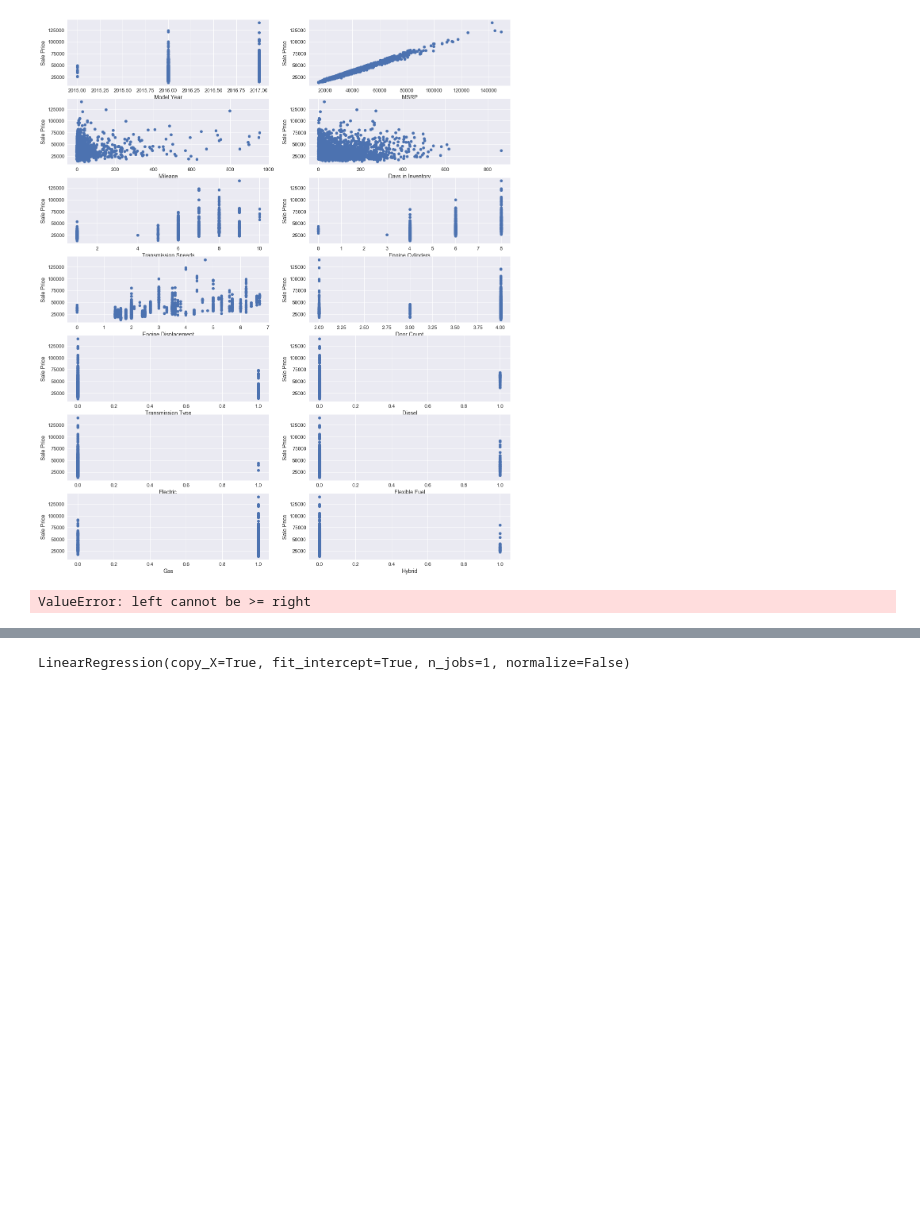
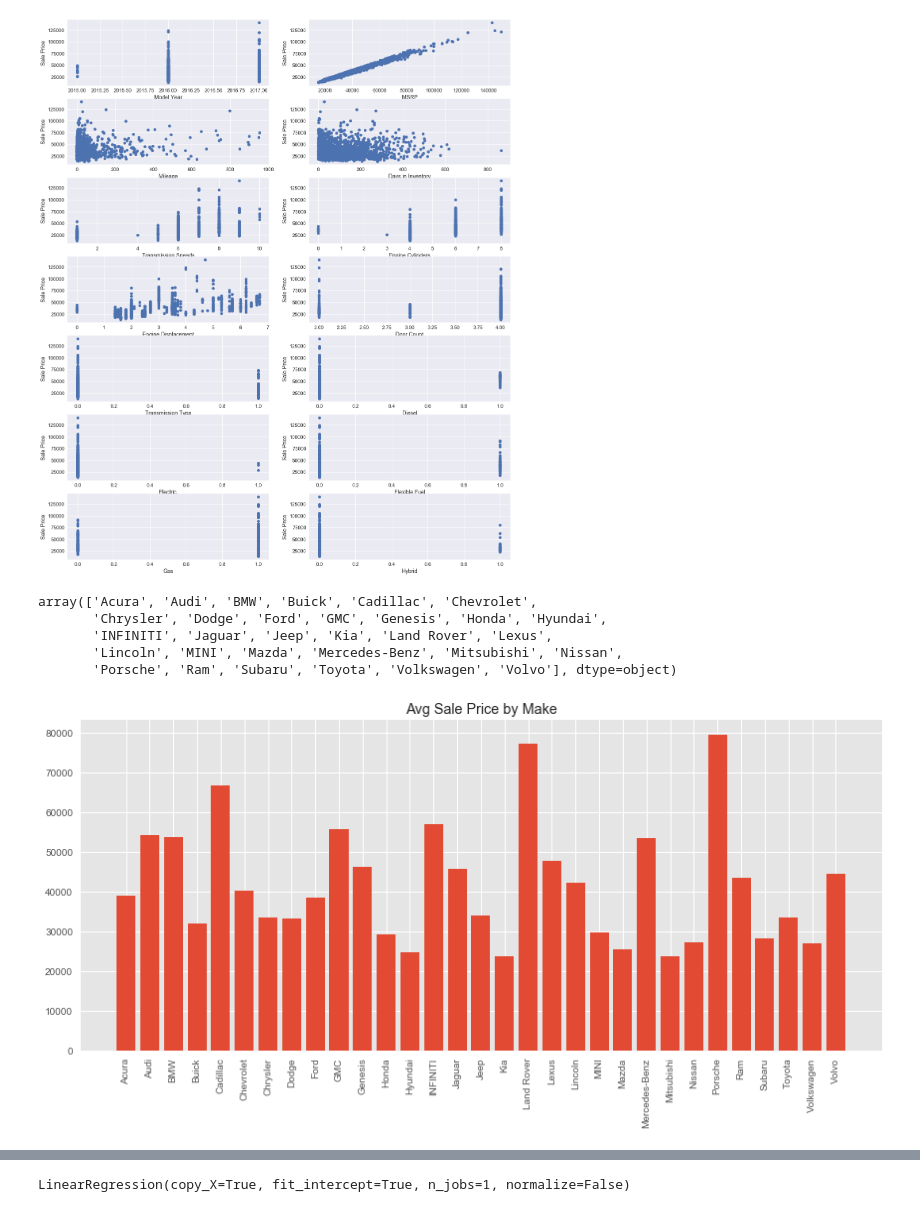
Before and after one commit to chaosem/Data-Science-Career-Track, a Jupyter notebook: Capstone Project/Predicting Vehicle Sale Price.ipynb, the cells around one changed output, grey strips where cells are left out. Drawn from its saved outputs; the diff is of its cells as text; code cells hidden in the pictures; blank space fills up the shorter version.

Commit message:
More EDA
Sale price vs make, body style

```diff
--- a/Capstone Project/Predicting Vehicle Sale Price.ipynb
+++ b/Capstone Project/Predicting Vehicle Sale Price.ipynb
@@ -274,13 +274,24 @@ ax[6][1].set_xlabel('Hybrid')
 ax[6][1].set_ylabel('Sale Price');
 # %% [output]
 [figure]
+# %%
+name = df.make_name.unique()
+name.sort()
+name
+# %% [output]
+array(['Acura', 'Audi', 'BMW', 'Buick', 'Cadillac', 'Chevrolet',
+       'Chrysler', 'Dodge', 'Ford', 'GMC', 'Genesis', 'Honda', 'Hyundai',
+       'INFINITI', 'Jaguar', 'Jeep', 'Kia', 'Land Rover', 'Lexus',
+       'Lincoln', 'MINI', 'Mazda', 'Mercedes-Benz', 'Mitsubishi', 'Nissan',
+       'Porsche', 'Ram', 'Subaru', 'Toyota', 'Volkswagen', 'Volvo'], dtype=object)
 # %%
 make = df.groupby('make_name')
 ind = np.arange(len(make))
-fig, ax = plt.subplots(figsize=(12,12))
+fig, ax = plt.subplots(figsize=(12,6))
 ax.bar(ind,make.sale_price_amount.mean())
-ax.set_xticks(ind)
-ax.set_xticklabels(make,rotation='vertical')
-plt.tight_layout();
+ax.set_xticks(ind);
+ax.set_xticklabels(name,rotation='vertical')
+plt.tight_layout()
+plt.title('Avg Sale Price by Make');
 # %% [output]
-ValueError: left cannot be >= right
+[figure, added]
```
Also changed, not shown: parts of 3 cells of this notebook.
